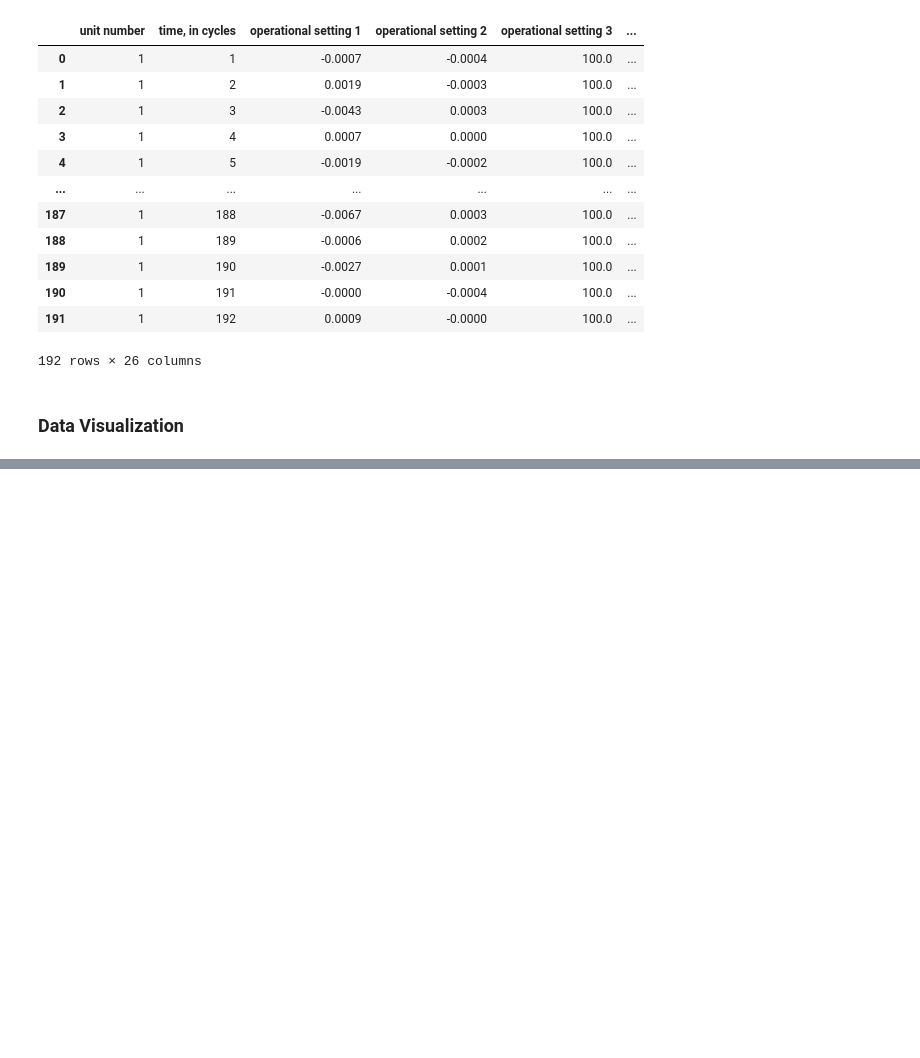
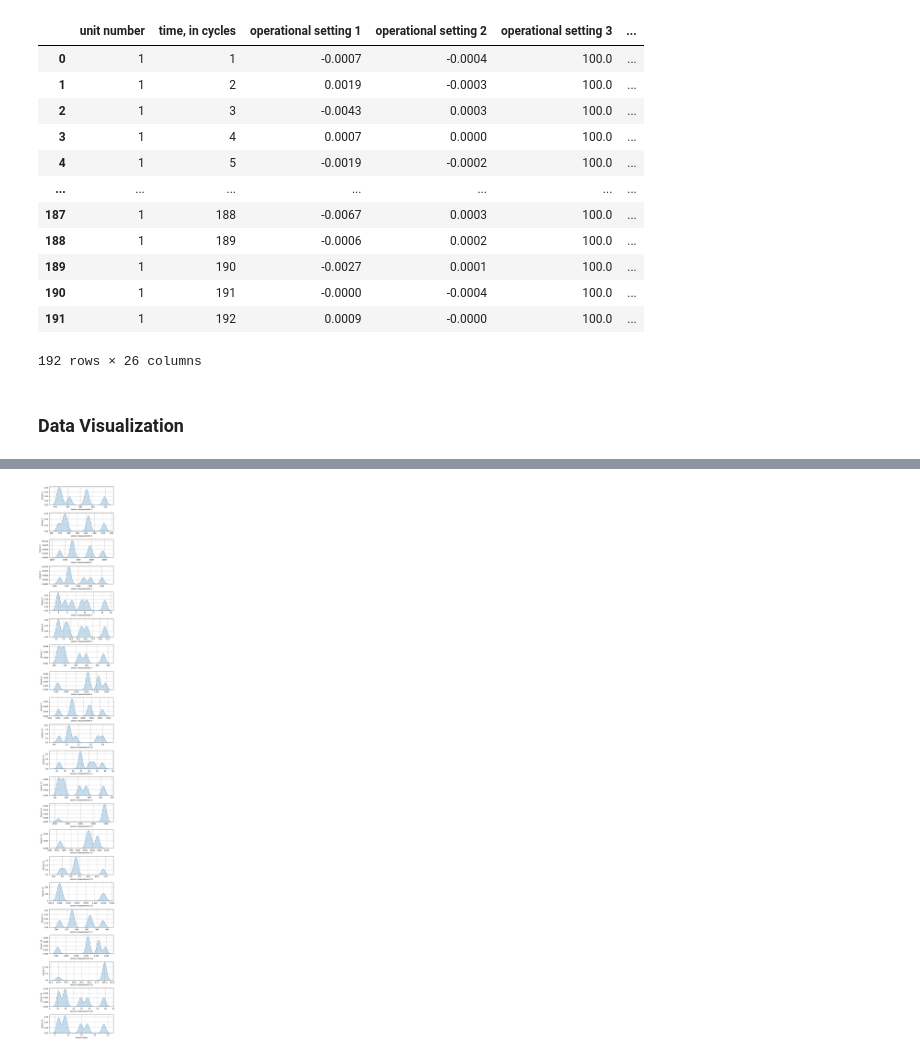
Before and after one commit to Vondras1/TurbofanEngine, a Jupyter notebook: project.ipynb, the cells around one changed output, grey strips where cells are left out. Cells and saved outputs as stored; diff of their text form; code cells hidden in the pictures; blank space fills up the shorter version.

```diff
--- a/project.ipynb
+++ b/project.ipynb
@@ -151,0 +174,16 @@ for i, ax in enumerate(axes):
+# %%
+# Select only sensor columns
+sensor_cols = [col for col in data.columns if "sensor measurement" in col]
+
+fig, axes = plt.subplots(len(sensor_cols), 1, figsize=(6, 2*len(sensor_cols)))
+
+for i, col in enumerate(sensor_cols):
+    sns.kdeplot(data[col], ax=axes[i], fill=True)
+    axes[i].set_ylabel(f"Sensor {i+1}")
+    axes[i].grid(True)
+
+axes[-1].set_xlabel("Sensor Value")
+plt.tight_layout()
+plt.show()
+# %% [output]
+[figure, added]
```
Also changed, not shown: parts of 4 cells of this notebook, 2 other files.
